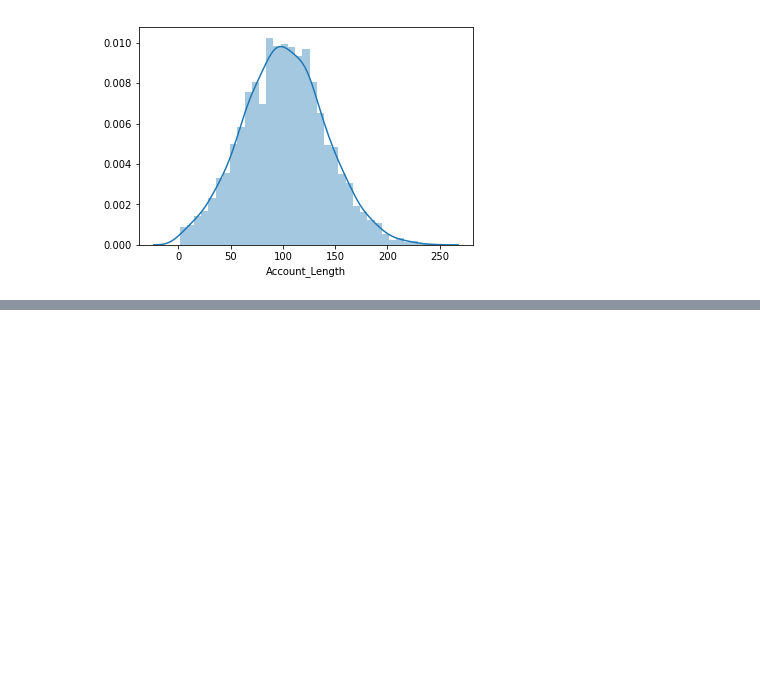
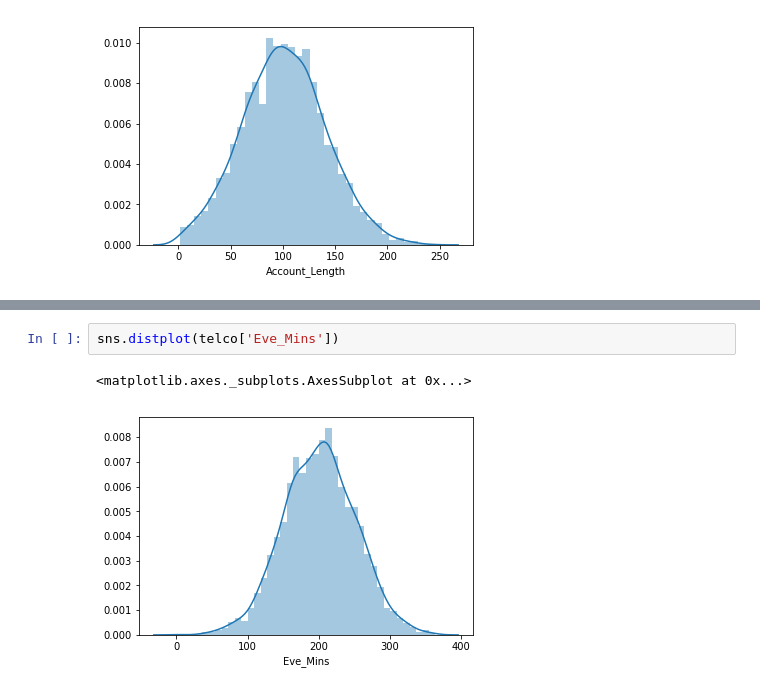
Before and after one commit to MarcelaMonteiroMontenegroGallo/Python, a Jupyter notebook: Predicting_Customer_Churn.ipynb, the cells around one changed output, grey strips where cells are left out. Saved outputs shown, nothing was run; the diff lists cells and outputs as text; blank space fills up the shorter version.

```diff
--- a/Predicting_Customer_Churn.ipynb
+++ b/Predicting_Customer_Churn.ipynb
@@ -97,0 +103,5 @@ sns.distplot(telco['Account_Length'])
+# %%
+sns.distplot(telco['Eve_Mins'])
+# %% [output]
+<matplotlib.axes._subplots.AxesSubplot at 0x...>
+[figure, added]
```
Also changed, not shown: parts of 4 cells of this notebook.
